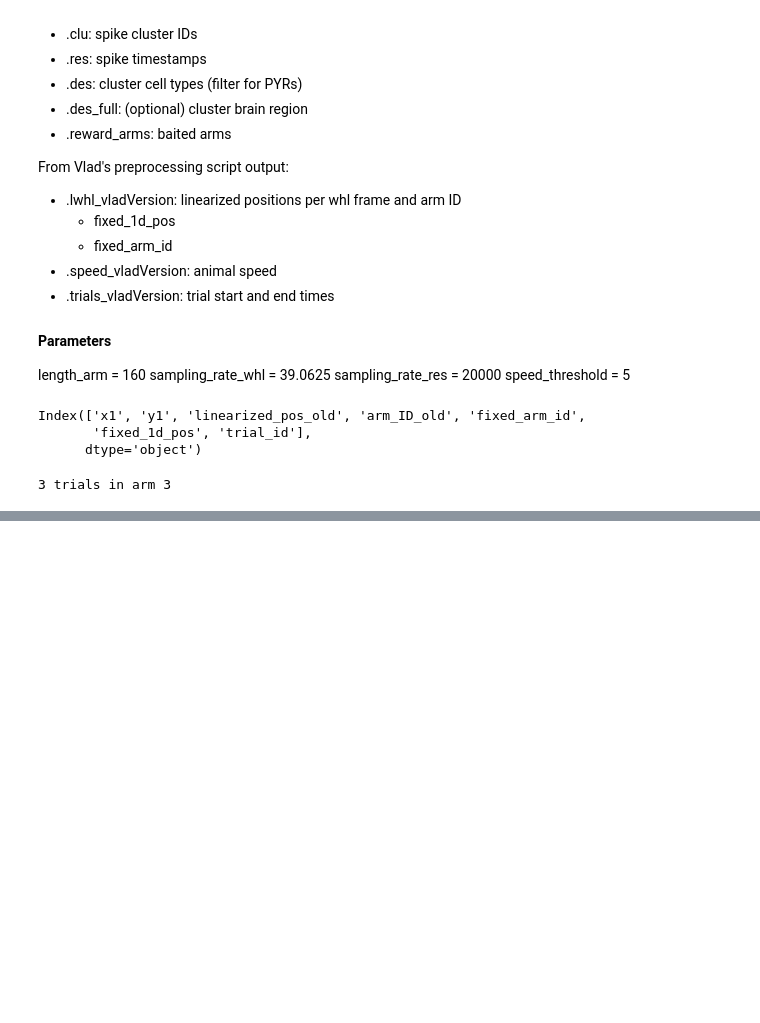
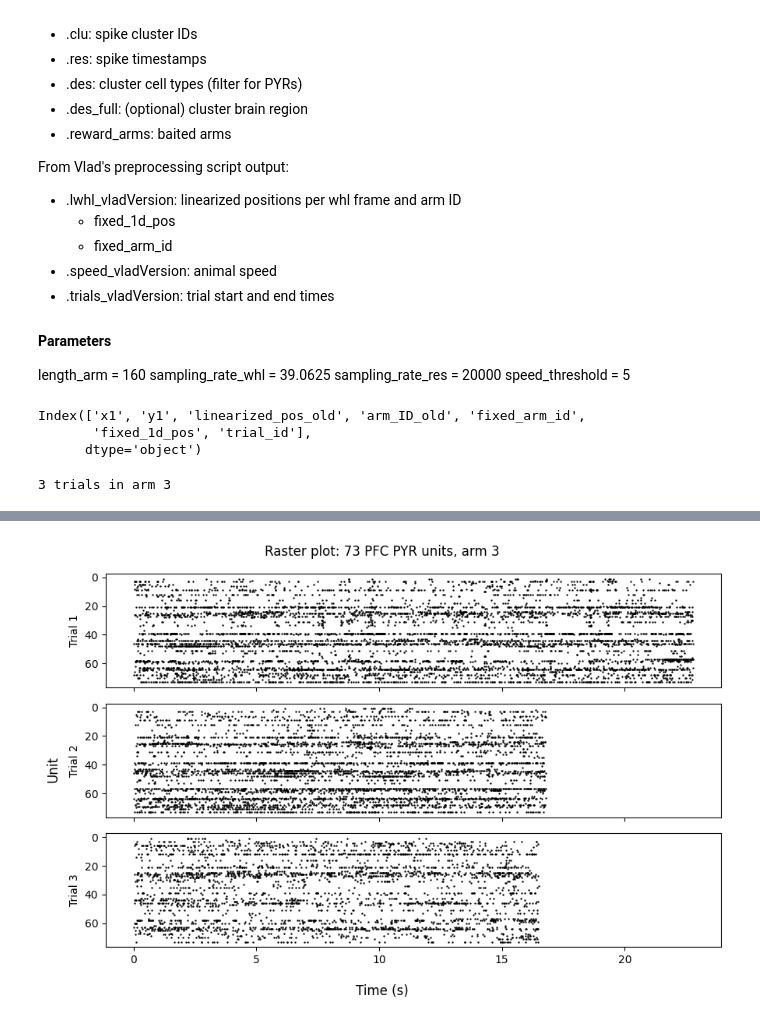
Before and after one commit to acumpelik/mPFC-analysis, a Jupyter notebook: rate_maps.ipynb, the cells around one changed output, grey strips where cells are left out. Drawn from its saved outputs; the diff is of its cells as text; code cells hidden in the pictures; blank space fills up the shorter version.

```diff
--- a/rate_maps.ipynb
+++ b/rate_maps.ipynb
@@ -45,16 +45,17 @@ speed_threshold = 5
 # Import my data
 res = np.fromfile(f"{path}{animal}-{day}_{session}.res",dtype=int,sep=" ")
 clu_import = np.fromfile(f"{path}{animal}-{day}_{session}.clu",dtype=int, sep=" ")
-clu = clu_import[1:] # first cluster is noise
-des = open(f"{path}{animal}-{day}.des").read().splitlines()
-des_full = open(f"{path}{animal}-{day}.des_full").read().splitlines()
+clu = clu_import[1:] # first cluster is total number of clusters
+des_import = np.loadtxt(f"{path}{animal}-{day}.des",dtype=str)
+des = np.concatenate([['noise', 'mua'], des_import]) # pad first two clusters to match clu numbering
+des_full = np.loadtxt(f"{path}{animal}-{day}.des_full",dtype=str)
 reward_arms = np.fromfile(f"{path}{animal}-{day}_{session}.reward_arms",dtype=int,sep=" ")
 
 # Open Vlad's preprocessed data
 whl = pd.read_csv(f"{preprocessed_path}{animal}_{day}_{session}.lwhl_vladVersion", sep=' ')
 speed = np.fromfile(f"{preprocessed_path}{animal}_{day}_{session}.speed_vladVersion", dtype=float, sep=' ')
 trials = np.loadtxt(f"{preprocessed_path}{animal}_{day}_{session}.trials_vladVersion", dtype=int)
-trial_start, trial_end = trials.T
+# trial_start, trial_end = trials.T # redundant
 # %%
 # [rate_matrix_i,
 # occupancy_matrix_i,
@@ -136,0 +142,39 @@ Text(0.5, 0, 'Time (s)')
+# %%
+# Isolate PFC PYRs
+pp_mask = des == "pp" # identify pp clusters from des file
+pp_clusters = np.where(pp_mask)[0] # return pp cluster IDs
+spike_mask_pp = pp_mask[clu] # identify pp spikes
+res_pp = res[spike_mask_pp] # return pp timestamps
+clu_pp = clu[spike_mask_pp] # return corresponding pp clusters
+
+pp_ids = np.unique(clu_pp)
+clu_id_to_row = {row_id: i+1 for i, row_id in enumerate(pp_ids)} # renumber clusters from 1 to n
+# clu_id_to_row = {row_id: i for i, row_id in enumerate(pp_ids)} # renumber clusters from 1 to n
+n_clusters = len(pp_ids)
+
+# Raster plots for trial subset
+fig, axs = plt.subplots(len(trial_subset), 1, figsize=(9, 2*len(trial_subset)), sharex=True, sharey=True)
+
+for trial_idx, (start_frame, end_frame) in enumerate(trial_subset):
+    # convert whl frame indices to res timestamp indices
+    start_res = int(start_frame*sr_conversion)
+    end_res = int(end_frame*sr_conversion)
+
+    # select spikes that fall within trial
+    mask = (res_pp >= start_res) & (res_pp <= end_res)
+    t_spikes = res_pp[mask] - start_res # trial spikes; converted to time since trial start
+    t_clusters = clu_pp[mask] # corresponding clusters
+
+    t_sec = t_spikes / sampling_rate_res
+    rows = [clu_id_to_row[c] for c in t_clusters]
+
+    axs[trial_idx].scatter(t_sec, rows, s=0.5, c="k")
+    axs[trial_idx].set_ylabel(f"Trial {trial_idx+1}")
+    axs[trial_idx].invert_yaxis() # so 0 is on the top
+
+fig.supylabel("Unit")
+fig.supxlabel(("Time (s)"))
+fig.suptitle(f'Raster plot: {n_clusters} PFC PYR units, arm {arm}')
+plt.tight_layout(); plt.show()
+# %% [output]
+[figure, added]
```
Also changed, not shown: parts of 5 cells of this notebook.
